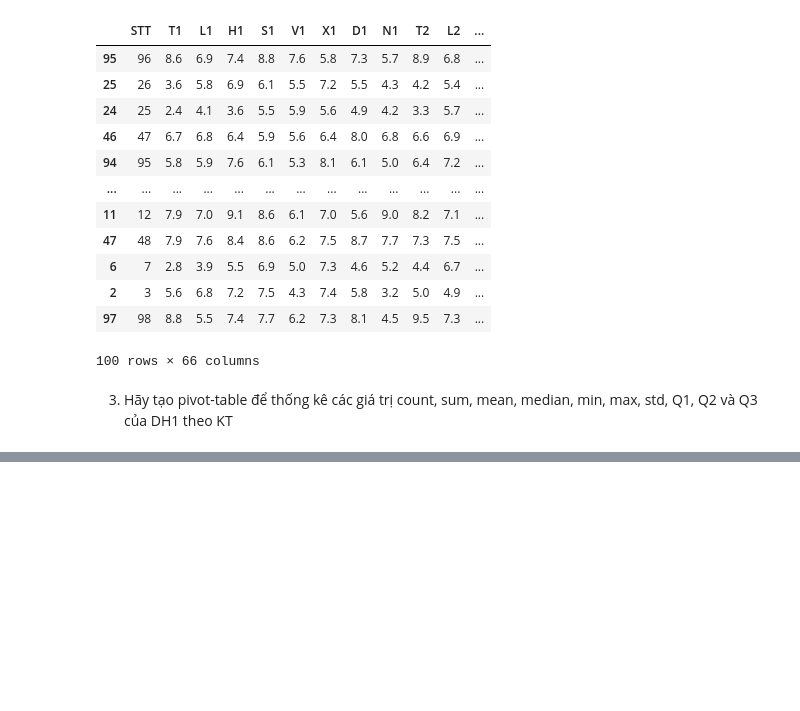
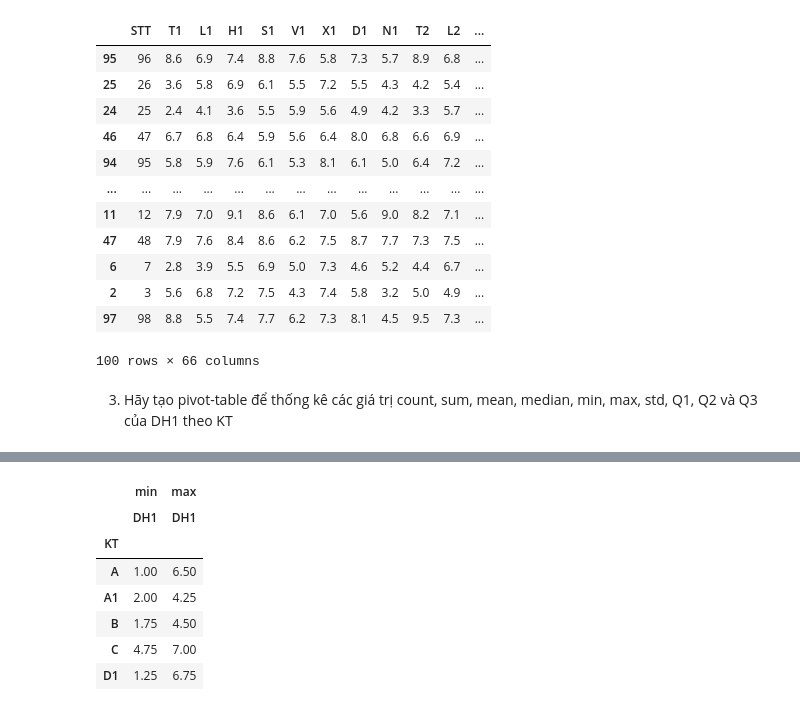
Before and after one commit to trinhvanypro1/-DataAnalystDeepLearning, a Jupyter notebook: Lab2.ipynb, the cells around one changed output, grey strips where cells are left out. Drawn from its saved outputs; the diff is of its cells as text; code cells hidden in the pictures; blank space fills up the shorter version.

```diff
--- a/Lab2.ipynb
+++ b/Lab2.ipynb
@@ -61,0 +95,12 @@ data.sort_values(by=['DH2','GT'])
+# %%
+table_min_max=pd.pivot_table(data,values='DH1',index=['KT'],aggfunc=['min','max'])
+table_min_max
+# %% [output]
+|  | min | max |
+|  | DH1 | DH1 |
+| KT |  |  |
+| A | 1.00 | 6.50 |
+| A1 | 2.00 | 4.25 |
+| B | 1.75 | 4.50 |
+| C | 4.75 | 7.00 |
+| D1 | 1.25 | 6.75 |
```
Also changed, not shown: parts of 5 cells of this notebook.
